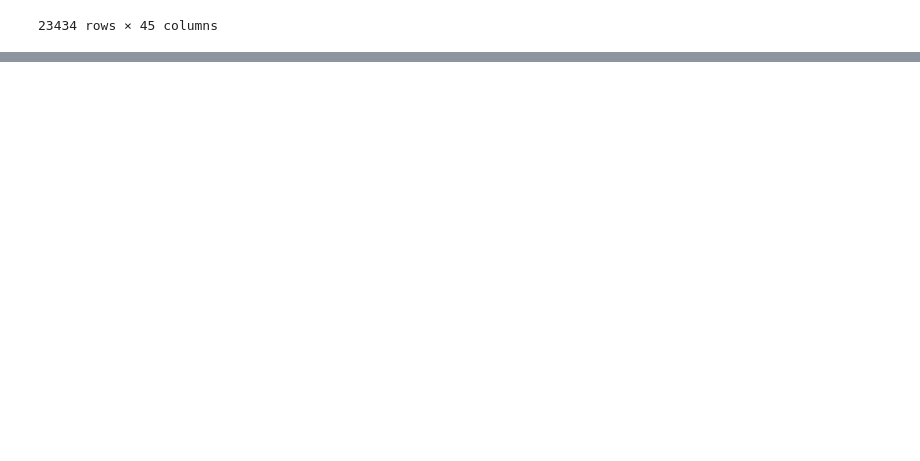
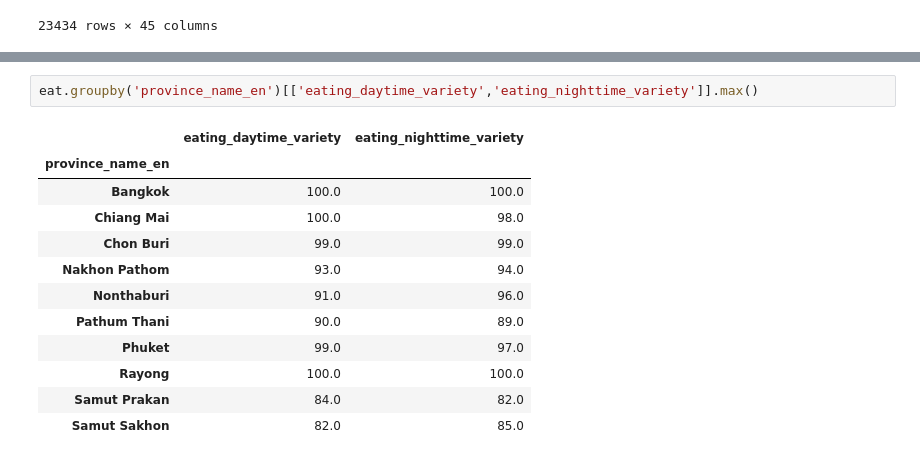
Before and after one commit to Kanchanasud/BasicProg_Dataviz65, a Jupyter notebook: midterm65.ipynb, the cells around one changed output, grey strips where cells are left out. Drawn from its saved outputs; the diff is of its cells as text; blank space fills up the shorter version.

```diff
--- a/midterm65.ipynb
+++ b/midterm65.ipynb
@@ -361,0 +412,15 @@ project.dropna(how='all')
+# %%
+eat.groupby('province_name_en')[['eating_daytime_variety','eating_nighttime_variety']].max()
+# %% [output]
+|  | eating_daytime_variety | eating_nighttime_variety |
+| province_name_en |  |  |
+| Bangkok | 100.0 | 100.0 |
+| Chiang Mai | 100.0 | 98.0 |
+| Chon Buri | 99.0 | 99.0 |
+| Nakhon Pathom | 93.0 | 94.0 |
+| Nonthaburi | 91.0 | 96.0 |
+| Pathum Thani | 90.0 | 89.0 |
+| Phuket | 99.0 | 97.0 |
+| Rayong | 100.0 | 100.0 |
+| Samut Prakan | 84.0 | 82.0 |
+| Samut Sakhon | 82.0 | 85.0 |
```
Also changed, not shown: parts of 8 cells of this notebook.
